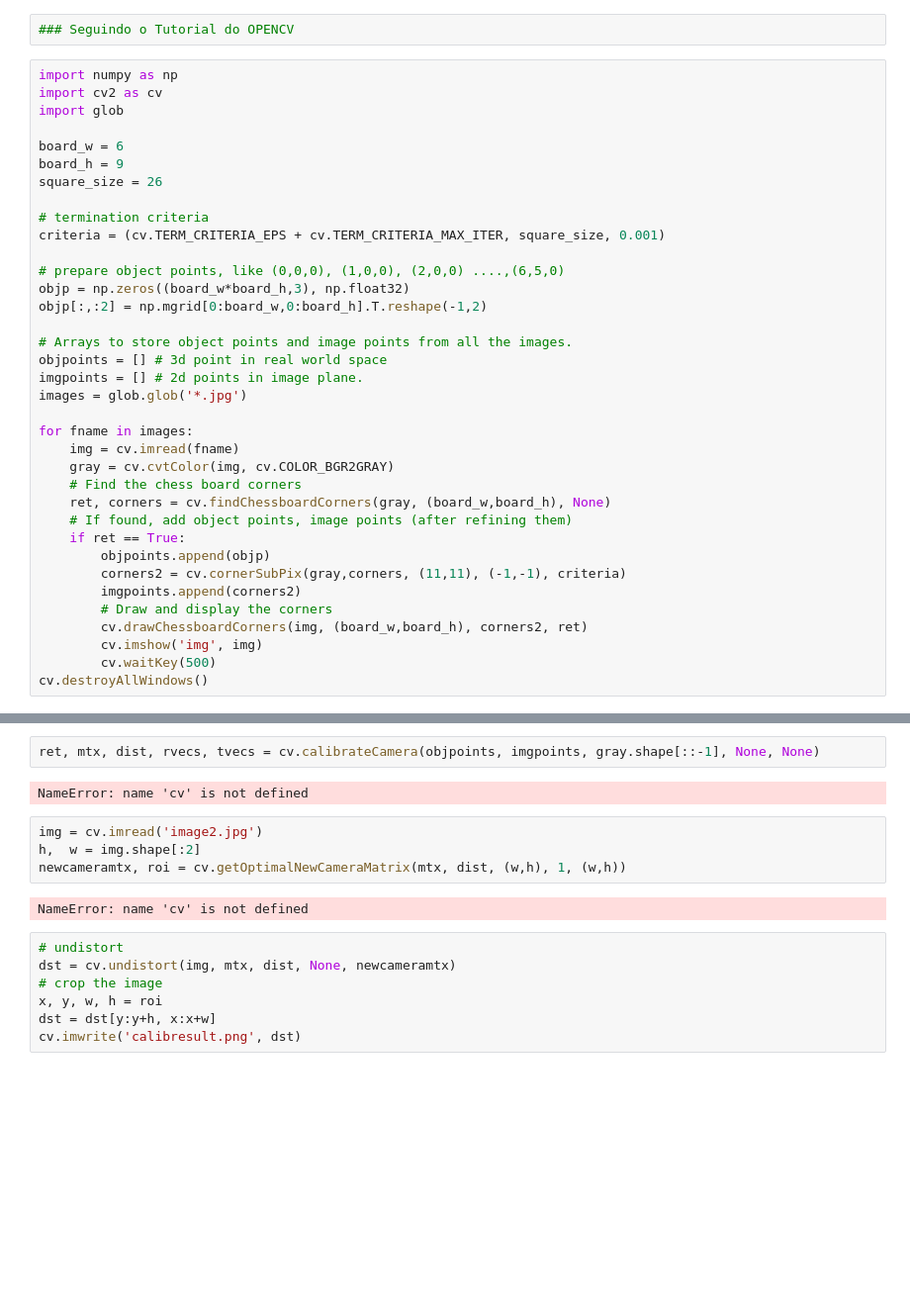
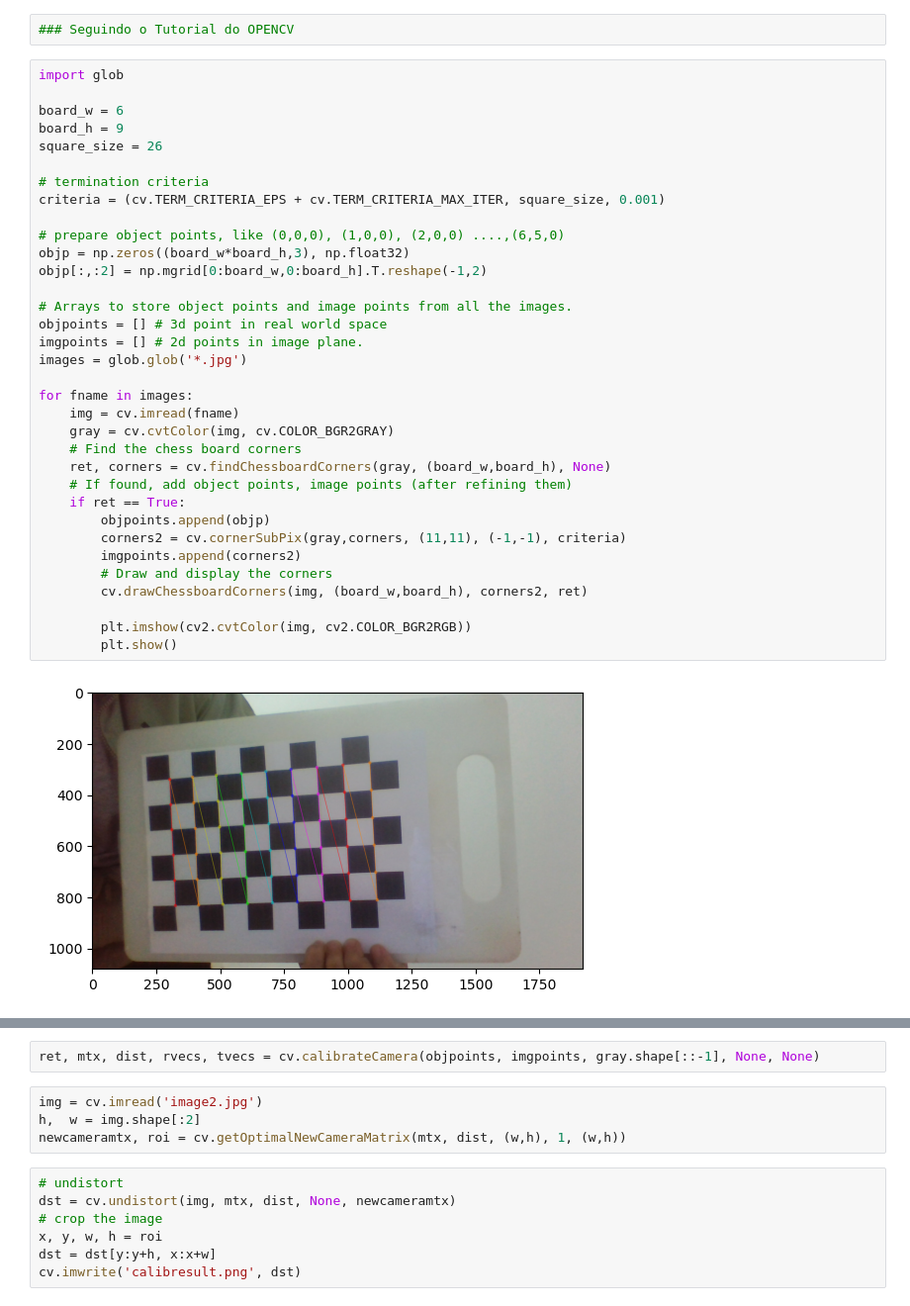
Before and after one commit to AnaNicoleMassaneiro/camera-calibration-opencv, a Jupyter notebook: calibration.ipynb, the cells around one changed output, grey strips where cells are left out. Shown at 99% size. Saved outputs shown, nothing was run; the diff lists cells and outputs as text; blank space fills up the shorter version.

Commit message:
mostrando imagens sem abrir a janela

```diff
--- a/calibration.ipynb
+++ b/calibration.ipynb
@@ -108,38 +107,38 @@ for i in range(num_images):
 # %%
 ### Seguindo o Tutorial do OPENCV
 # %%
-import numpy as np
-import cv2 as cv
 import glob
 
 board_w = 6
 board_h = 9
 square_size = 26
 
 # termination criteria
 criteria = (cv.TERM_CRITERIA_EPS + cv.TERM_CRITERIA_MAX_ITER, square_size, 0.001)
 
 # prepare object points, like (0,0,0), (1,0,0), (2,0,0) ....,(6,5,0)
 objp = np.zeros((board_w*board_h,3), np.float32)
 objp[:,:2] = np.mgrid[0:board_w,0:board_h].T.reshape(-1,2)
 
 # Arrays to store object points and image points from all the images.
 objpoints = [] # 3d point in real world space
 imgpoints = [] # 2d points in image plane.
 images = glob.glob('*.jpg')
 
 for fname in images:
     img = cv.imread(fname)
     gray = cv.cvtColor(img, cv.COLOR_BGR2GRAY)
     # Find the chess board corners
     ret, corners = cv.findChessboardCorners(gray, (board_w,board_h), None)
     # If found, add object points, image points (after refining them)
     if ret == True:
         objpoints.append(objp)
         corners2 = cv.cornerSubPix(gray,corners, (11,11), (-1,-1), criteria)
         imgpoints.append(corners2)
         # Draw and display the corners
         cv.drawChessboardCorners(img, (board_w,board_h), corners2, ret)
-        cv.imshow('img', img)
-        cv.waitKey(500)
-cv.destroyAllWindows()
+
+        plt.imshow(cv2.cvtColor(img, cv2.COLOR_BGR2RGB))
+        plt.show()
+# %% [output]
+[figure, added]
@@ -146,13 +150,9 @@ cv.destroyAllWindows()
 # %%
 ret, mtx, dist, rvecs, tvecs = cv.calibrateCamera(objpoints, imgpoints, gray.shape[::-1], None, None)
-# %% [output]
-NameError: name 'cv' is not defined
 # %%
 img = cv.imread('image2.jpg')
 h,  w = img.shape[:2]
 newcameramtx, roi = cv.getOptimalNewCameraMatrix(mtx, dist, (w,h), 1, (w,h))
-# %% [output]
-NameError: name 'cv' is not defined
 # %%
 # undistort
 dst = cv.undistort(img, mtx, dist, None, newcameramtx)
```
Also changed, not shown: parts of 2 cells of this notebook.
